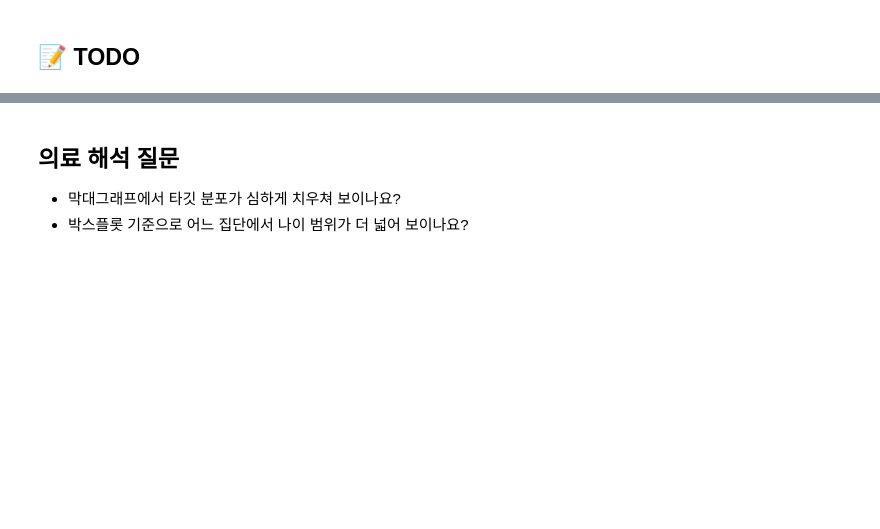
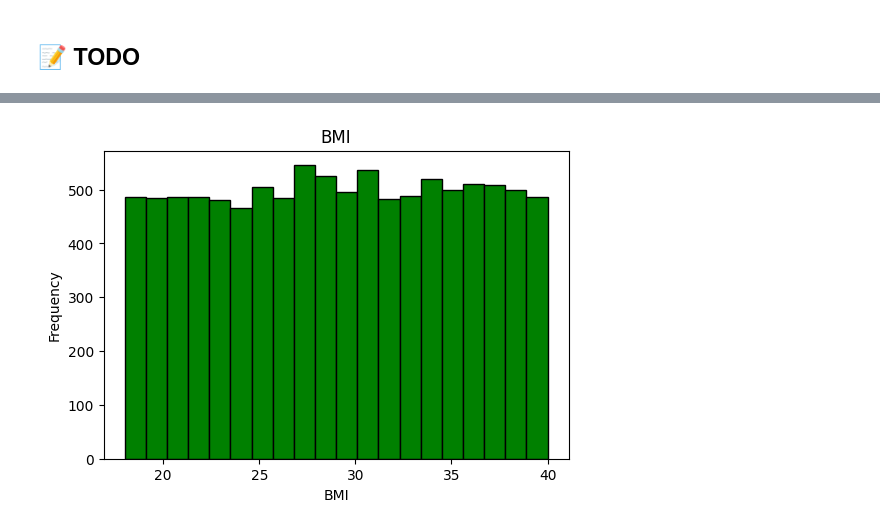
Before and after one commit to ChoYoungwon/Medical-Data-Analysis, a Jupyter notebook: 00-Data-Analysis/02_Matplotlib로_심혈관CSV_그리기.ipynb, the cells around one changed output, grey strips where cells are left out. Cells and saved outputs as stored; diff of their text form; code cells hidden in the pictures; blank space fills up the shorter version.

```diff
--- a/00-Data-Analysis/02_Matplotlib로_심혈관CSV_그리기.ipynb
+++ b/00-Data-Analysis/02_Matplotlib로_심혈관CSV_그리기.ipynb
@@ -165,15 +190,9 @@ plt.show()
 # %%
-no_age = df.loc[df["Heart Disease Status"] == "No", "Age"].dropna()
-yes_age = df.loc[df["Heart Disease Status"] == "Yes", "Age"].dropna()
-
 plt.figure(figsize=(6, 4))
-plt.boxplot([no_age, yes_age], labels=["No", "Yes"])
-plt.title("Age by Heart Disease Status")
-plt.xlabel("Heart Disease Status")
-plt.ylabel("Age")
+plt.hist(df["BMI"].dropna(), bins=20, color="green", edgecolor="black")
+plt.title("BMI")
+plt.xlabel("BMI")
+plt.ylabel("Frequency")
 plt.show()
+# %% [output]
+[figure, added]
-# %% [markdown]
-## 의료 해석 질문
-
-- 막대그래프에서 타깃 분포가 심하게 치우쳐 보이나요?
-- 박스플롯 기준으로 어느 집단에서 나이 범위가 더 넓어 보이나요?
```
Also changed, not shown: parts of 9 cells of this notebook, 2 other files.
